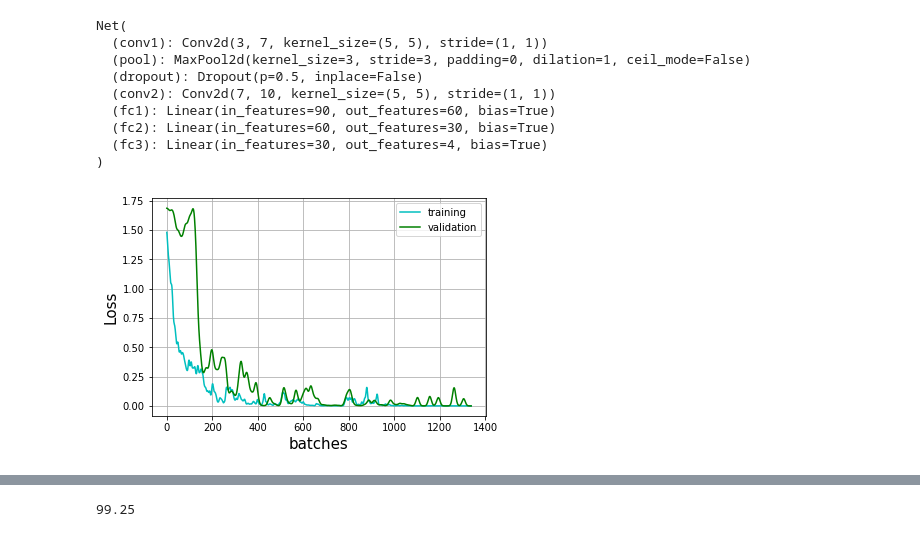
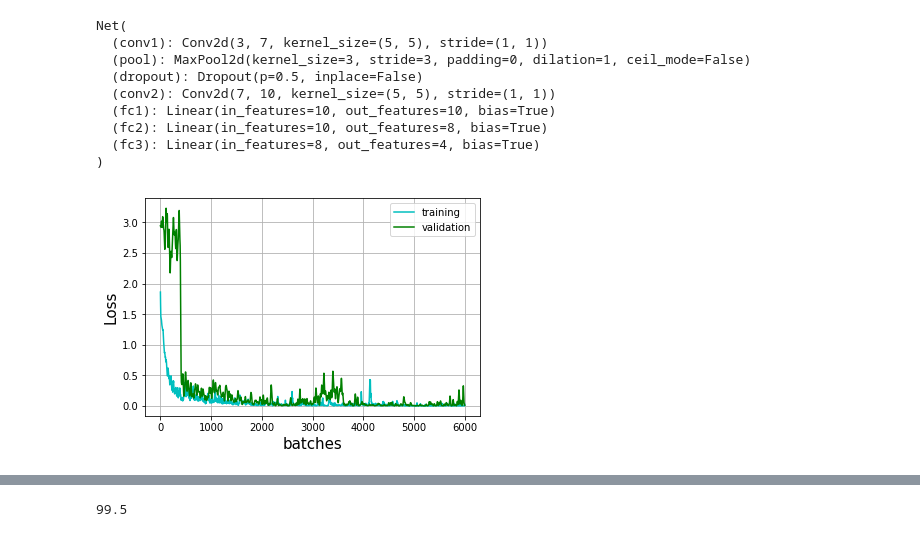
Before and after one commit to Mayukhdeb/deep-chicken-terminator, a Jupyter notebook: train_hunter.ipynb, the cells around one changed output, grey strips where cells are left out. Saved outputs shown, nothing was run; the diff lists cells and outputs as text; code cells hidden in the pictures.

Commit message:
smaller linear layers

```diff
--- a/train_hunter.ipynb
+++ b/train_hunter.ipynb
@@ -104,7 +104,7 @@ def train_step(x, y, cellnet, optimizer):
         return loss.item()
 
 def train(cellnet, epochs, train_loader, val_loader, optimizer):
-    start = time.process_time()
+    start = time.time()
     losses = []
     val_losses = []
     times = []
@@ -128,14 +128,14 @@ def train(cellnet, epochs, train_loader, val_loader, optimizer):
                 times.append(time.process_time()- start)
         cellnet.train()
 
-        for x_batch, y_batch in tqdm_notebook(train_loader, desc = " Training batches : "):
+        for x_batch, y_batch in tqdm(train_loader, desc = " Training batches : "):
                 loss = train_step(x_batch, y_batch, cellnet, optimizer)
                 losses.append(loss)
         scheduler.step()   ## lr decay caller
 
     clear_output()
     vis_loss_multi_colors(losses, val_losses)
-    print ("Time elapsed = ", time.process_time() - start, " seconds" )
+    print ("Time elapsed = ", time.time() - start, " seconds" )
     return losses, val_losses
 
 def calculate_accuracy_on_validation_set(val_loader, cellnet):
@@ -165,9 +165,9 @@ class Net(nn.Module):
         self.conv2 = nn.Conv2d(7, 10, 5)
 
 
-        self.fc1 = nn.Linear(90, 60)
-        self.fc2 = nn.Linear(60, 30)
-        self.fc3 = nn.Linear(30, 4)
+        self.fc1 = nn.Linear(10, 10)
+        self.fc2 = nn.Linear(10, 8)
+        self.fc3 = nn.Linear(8, 4)
 
     def forward(self, x):
         x = self.pool(F.relu(self.conv1(x)))
@@ -189,11 +189,11 @@ Net(
   (pool): MaxPool2d(kernel_size=3, stride=3, padding=0, dilation=1, ceil_mode=False)
   (dropout): Dropout(p=0.5, inplace=False)
   (conv2): Conv2d(7, 10, kernel_size=(5, 5), stride=(1, 1))
-  (fc1): Linear(in_features=90, out_features=60, bias=True)
-  (fc2): Linear(in_features=60, out_features=30, bias=True)
-  (fc3): Linear(in_features=30, out_features=4, bias=True)
+  (fc1): Linear(in_features=10, out_features=10, bias=True)
+  (fc2): Linear(in_features=10, out_features=8, bias=True)
+  (fc3): Linear(in_features=8, out_features=4, bias=True)
 )
 # %%
-losses, val_losses = train(hunter, 10, train_set, val_set, optimizer)
+losses, val_losses = train(hunter, 15, train_set, val_set, optimizer)
 # %% [output]
-[figure, old version]
+[figure, new version]
@@ -201,6 +201,6 @@ Time elapsed =  72.92632390899999  seconds
 # %%
 calculate_accuracy_on_validation_set(val_set, hunter)
 # %% [output]
-99.25
+99.5
 # %%
 torch.save(hunter.state_dict(), "hunter.pt")
```
Also changed, not shown: parts of 3 cells of this notebook.
